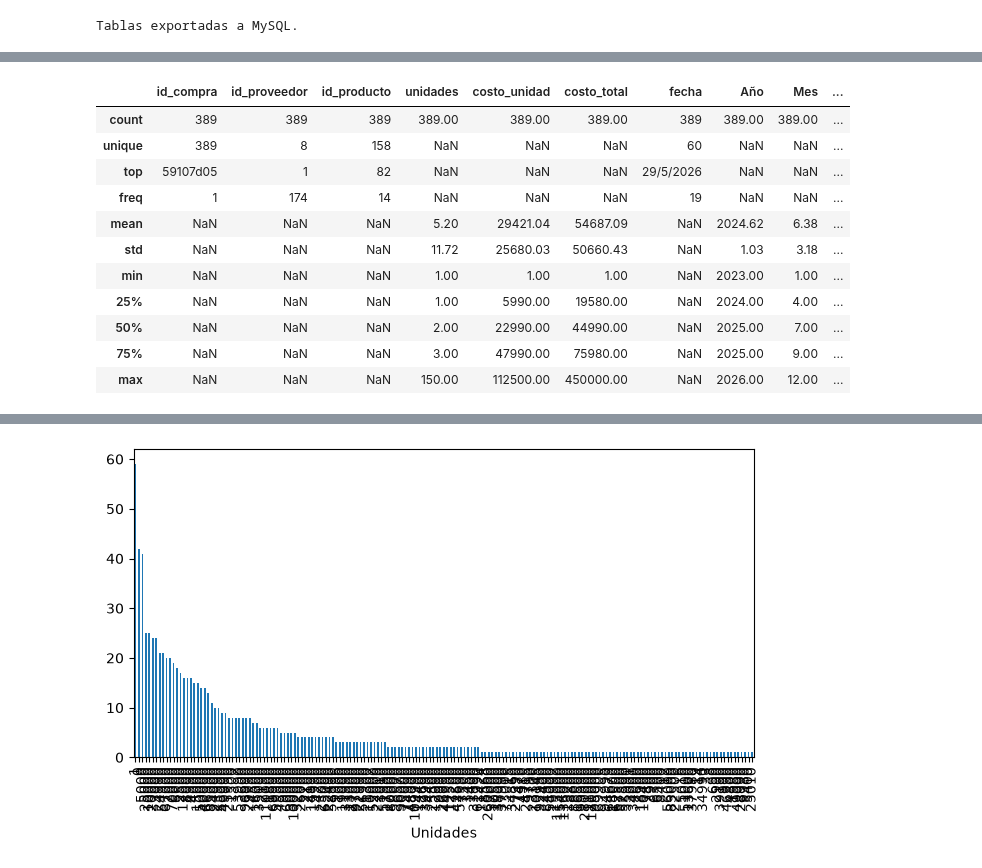
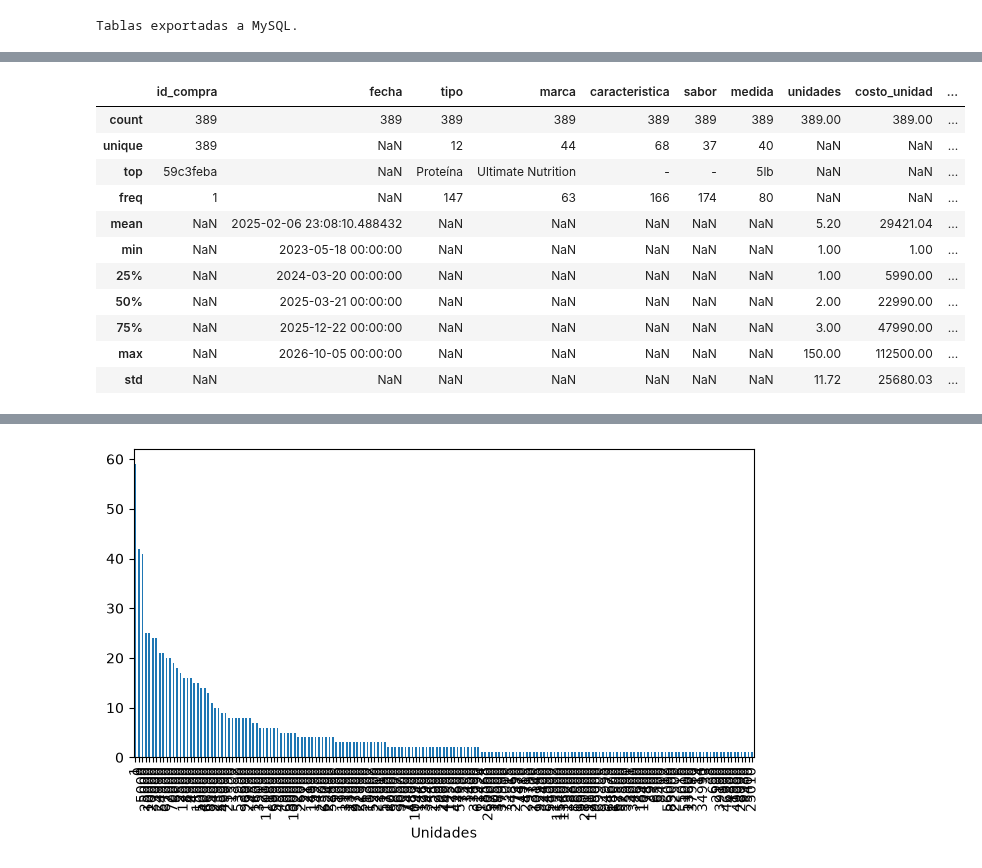
Before and after one commit to marcospnur/Bravos_Nutrition, a Jupyter notebook: Analisis de datos.ipynb, the cells around one changed output, grey strips where cells are left out. Cells and saved outputs as stored; diff of their text form; code cells hidden in the pictures.

```diff
--- a/Analisis de datos.ipynb
+++ b/Analisis de datos.ipynb
@@ -184,0 +177,15 @@ dim_productos.describe(include="all").round(2)
+# %%
+#### PROCESO EDA
+### Selección de Joins para Compras y Ventas
+## Información de panel ventas
+query_join_ventas="SELECT * FROM join_ventas ;"
+panel_ventas=pd.read_sql(query_join_ventas,con=engine)
+print("-Información join ventas-")
+print(panel_ventas.info())
+print("---------------------------------------------")
+
+## Información de panel compras
+query_join_compras="SELECT * FROM join_compras;"
+panel_compras=pd.read_sql(query_join_compras,con=engine)
+print("-Información join compras-")
+print(panel_compras.info())
@@ -185,15 +325,15 @@ dim_productos.describe(include="all").round(2)
 # %%
-df_raw_compras.describe(include="all").round(2)
+panel_compras.describe(include="all").round(2)
 # %% [output]
-|  | id_compra | id_proveedor | id_producto | unidades | costo_unidad | costo_total | fecha | Año | Mes | ... |
-| count | 389 | 389 | 389 | 389.00 | 389.00 | 389.00 | 389 | 389.00 | 389.00 | ... |
-| unique | 389 | 8 | 158 | NaN | NaN | NaN | 60 | NaN | NaN | ... |
-| top | 59107d05 | 1 | 82 | NaN | NaN | NaN | 29/5/2026 | NaN | NaN | ... |
-| freq | 1 | 174 | 14 | NaN | NaN | NaN | 19 | NaN | NaN | ... |
-| mean | NaN | NaN | NaN | 5.20 | 29421.04 | 54687.09 | NaN | 2024.62 | 6.38 | ... |
-| std | NaN | NaN | NaN | 11.72 | 25680.03 | 50660.43 | NaN | 1.03 | 3.18 | ... |
-| min | NaN | NaN | NaN | 1.00 | 1.00 | 1.00 | NaN | 2023.00 | 1.00 | ... |
-| 25% | NaN | NaN | NaN | 1.00 | 5990.00 | 19580.00 | NaN | 2024.00 | 4.00 | ... |
-| 50% | NaN | NaN | NaN | 2.00 | 22990.00 | 44990.00 | NaN | 2025.00 | 7.00 | ... |
-| 75% | NaN | NaN | NaN | 3.00 | 47990.00 | 75980.00 | NaN | 2025.00 | 9.00 | ... |
-| max | NaN | NaN | NaN | 150.00 | 112500.00 | 450000.00 | NaN | 2026.00 | 12.00 | ... |
+|  | id_compra | fecha | tipo | marca | caracteristica | sabor | medida | unidades | costo_unidad | ... |
+| count | 389 | 389 | 389 | 389 | 389 | 389 | 389 | 389.00 | 389.00 | ... |
+| unique | 389 | NaN | 12 | 44 | 68 | 37 | 40 | NaN | NaN | ... |
+| top | 59c3feba | NaN | Proteína | Ultimate Nutrition | - | - | 5lb | NaN | NaN | ... |
+| freq | 1 | NaN | 147 | 63 | 166 | 174 | 80 | NaN | NaN | ... |
+| mean | NaN | 2025-02-06 23:08:10.488432 | NaN | NaN | NaN | NaN | NaN | 5.20 | 29421.04 | ... |
+| min | NaN | 2023-05-18 00:00:00 | NaN | NaN | NaN | NaN | NaN | 1.00 | 1.00 | ... |
+| 25% | NaN | 2024-03-20 00:00:00 | NaN | NaN | NaN | NaN | NaN | 1.00 | 5990.00 | ... |
+| 50% | NaN | 2025-03-21 00:00:00 | NaN | NaN | NaN | NaN | NaN | 2.00 | 22990.00 | ... |
+| 75% | NaN | 2025-12-22 00:00:00 | NaN | NaN | NaN | NaN | NaN | 3.00 | 47990.00 | ... |
+| max | NaN | 2026-10-05 00:00:00 | NaN | NaN | NaN | NaN | NaN | 150.00 | 112500.00 | ... |
+| std | NaN | NaN | NaN | NaN | NaN | NaN | NaN | 11.72 | 25680.03 | ... |
```
Also changed, not shown: parts of 20 cells of this notebook.
